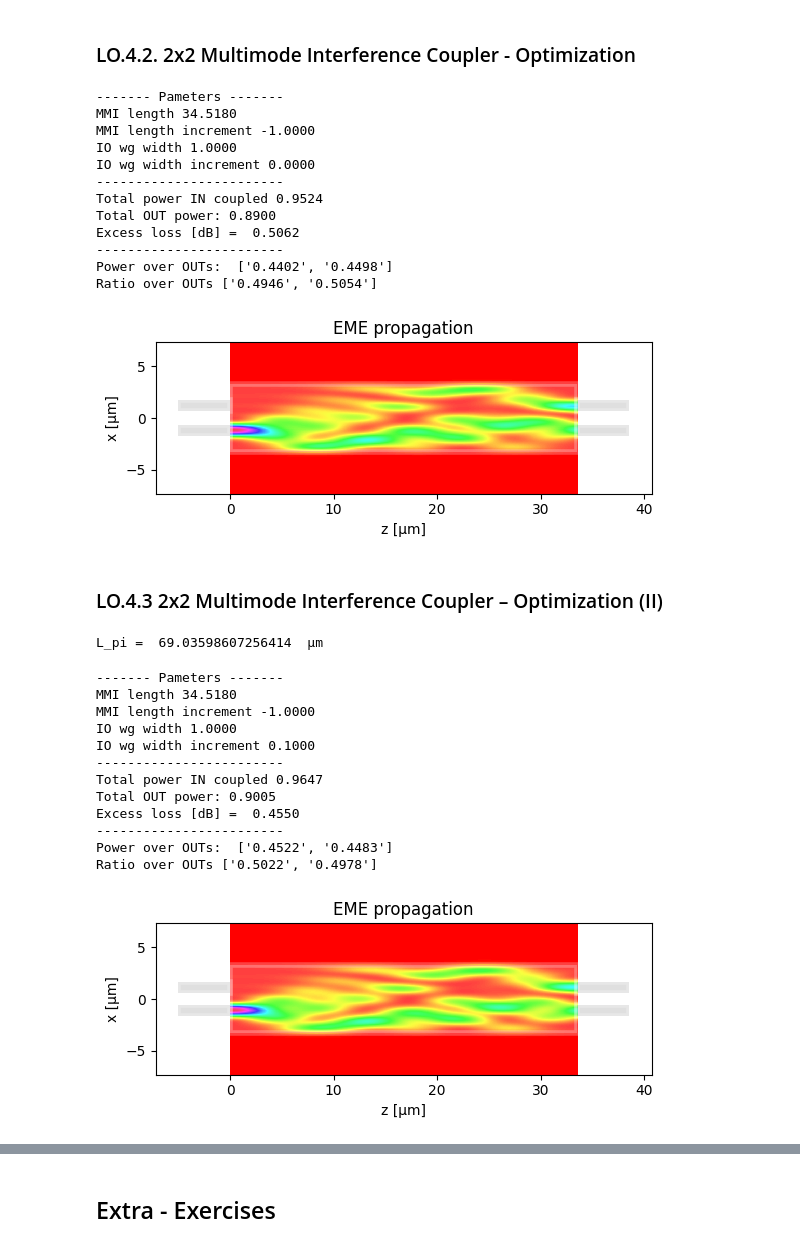
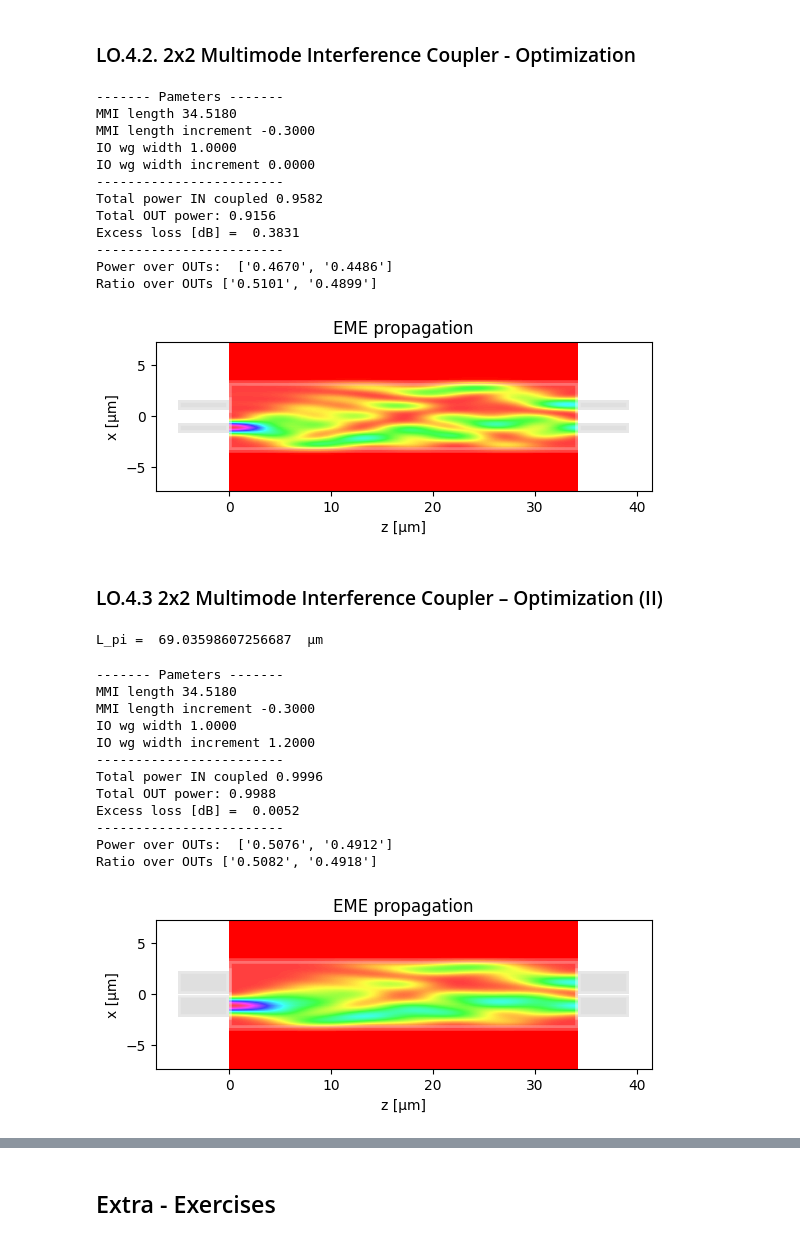
Before and after one commit to marcoscaranana/pic-upv-lab2, a Jupyter notebook: COUPLERS_Student.ipynb, the cells around one changed output, grey strips where cells are left out. Cells and saved outputs as stored; diff of their text form; code cells hidden in the pictures.

```diff
--- a/COUPLERS_Student.ipynb
+++ b/COUPLERS_Student.ipynb
@@ -648,76 +701,75 @@ Ratio over OUTs ['0.5152', '0.4848']
 # %% [markdown]
 ### LO.4.2. 2x2 Multimode Interference Coupler - Optimization
 # %%
-dy = 0.1
+dy = 0.03
 # MMI I/O waveguide positions (check class slides for type of MMI)
 m.IN_WVG_positions = mmi_Width*np.array([-1/6, 1/6]) + np.array ([-dy, dy]) # STUDENT
 m.OUT_WVG_positions = mmi_Width*np.array([-1/6, 1/6]) + np.array ([-dy, dy]) # STUDENT
 
 # MMI length (check class slides for type of MMI)
-m.dL_MMI = -1 # STUDENT
+m.dL_MMI = -0.3 # STUDENT
 
 # Run propagation
 m.propagation()
 # %% [output]
 ------- Pameters -------
 MMI length 34.5180
-MMI length increment -1.0000
+MMI length increment -0.3000
 IO wg width 1.0000
 IO wg width increment 0.0000
 ------------------------
-Total power IN coupled 0.9524
-Total OUT power: 0.8900
-Excess loss [dB] =  0.5062
+Total power IN coupled 0.9582
+Total OUT power: 0.9156
+Excess loss [dB] =  0.3831
 ------------------------
-Power over OUTs:  ['0.4402', '0.4498']
-Ratio over OUTs ['0.4946', '0.5054']
+Power over OUTs:  ['0.4670', '0.4486']
+Ratio over OUTs ['0.5101', '0.4899']
-[figure, old version]
+[figure, new version]
 # %% [markdown]
 ### LO.4.3 2x2 Multimode Interference Coupler – Optimization (II)
-# %%
-# Design flow for MMI
-
-m = MMI_EME()
-m.MMI_width = 6.6   # MMI width
-m.wg_width_dw = 0.1 # STUDENT
-
-# 1) Compute de MMI modes
-m.find_all_modes()
-
-# 2) Get the L_pi
-L_pi = m.get_L_pi()
-print("L_pi = ", L_pi, " µm")
-# %% [output]
-L_pi =  69.03598607256414  µm
 # %%
+# Design flow for MMI
+
+m = MMI_EME()
+m.MMI_width = 6.6   # MMI width
+m.wg_width_dw = 1.2 # STUDENT
+
+# 1) Compute de MMI modes
+m.find_all_modes()
+
+# 2) Get the L_pi
+L_pi = m.get_L_pi()
+print("L_pi = ", L_pi, " µm")
+
 # 3) Configure MMI
 # # MMI I/O number (check class slides for type of MMI)
 m.n_IN = 2 # STUDENT
 m.n_OUT = 2 # STUDENT
 
-dy = 0.0
+dy = 0.03
 # MMI I/O waveguide positions (check class slides for type of MMI)
 m.IN_WVG_positions = mmi_Width*np.array([-1/6, 1/6]) + np.array ([-dy, dy]) # STUDENT
 m.OUT_WVG_positions = mmi_Width*np.array([-1/6, 1/6]) + np.array ([-dy, dy]) # STUDENT
 
 # MMI length (check class slides for type of MMI)
 m.L_MMI = (1/2)* L_pi  # STUDENT
-m.dL_MMI = -1 # STUDENT
+m.dL_MMI = -0.3 # STUDENT
 
 # Run propagation
 m.propagation()
 # %% [output]
-------- Pameters -------
-MMI length 34.5180
-MMI length increment -1.0000
-IO wg width 1.0000
-IO wg width increment 0.1000
-------------------------
-Total power IN coupled 0.9647
-Total OUT power: 0.9005
-Excess loss [dB] =  0.4550
-------------------------
-Power over OUTs:  ['0.4522', '0.4483']
-Ratio over OUTs ['0.5022', '0.4978']
+L_pi =  69.03598607256687  µm
+------- Pameters -------
+MMI length 34.5180
+MMI length increment -0.3000
+IO wg width 1.0000
+IO wg width increment 1.2000
+------------------------
+Total power IN coupled 0.9996
+Total OUT power: 0.9988
+Excess loss [dB] =  0.0052
+------------------------
+Power over OUTs:  ['0.5076', '0.4912']
+Ratio over OUTs ['0.5082', '0.4918']
-[figure, old version]
+[figure, new version]
 # %% [markdown]
```
Also changed, not shown: parts of 5 cells of this notebook.
